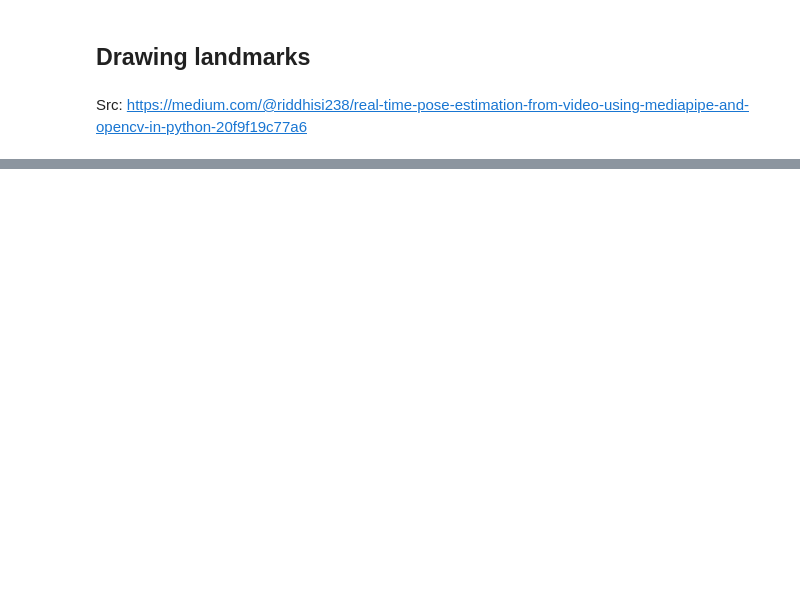
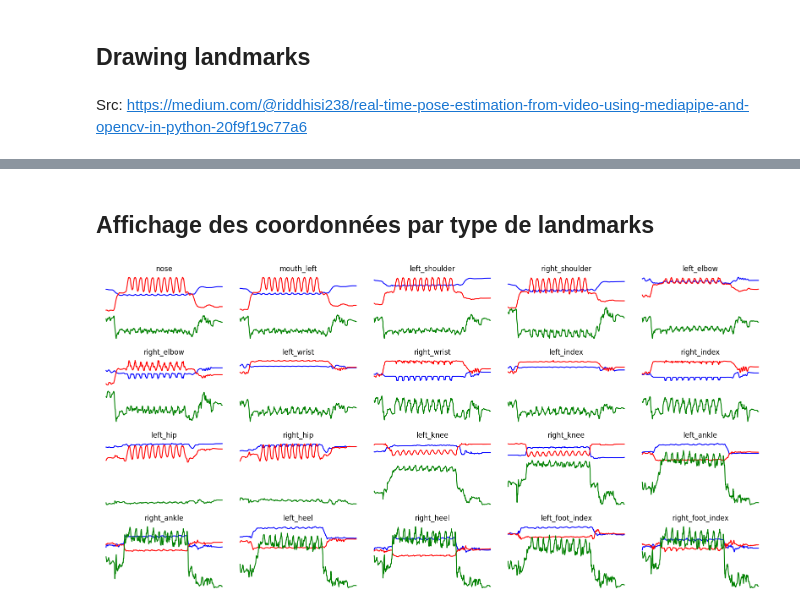
Before and after one commit to Franck-LF/time_series, a Jupyter notebook: Brief_video.ipynb, the cells around one changed output, grey strips where cells are left out. Saved outputs shown, nothing was run; the diff lists cells and outputs as text; code cells hidden in the pictures; blank space fills up the shorter version.

```diff
--- a/Brief_video.ipynb
+++ b/Brief_video.ipynb
@@ -144,0 +127,6 @@ cv2.destroyAllWindows()
+# %%
+landmarks_to_keep = ['NOSE', 'MOUTH_LEFT', 'LEFT_SHOULDER', 'RIGHT_SHOULDER', 'LEFT_ELBOW', 'RIGHT_ELBOW',
+                     'LEFT_WRIST','RIGHT_WRIST', 'LEFT_INDEX', 'RIGHT_INDEX', 'LEFT_HIP', 'RIGHT_HIP', 'LEFT_KNEE',
+                     'RIGHT_KNEE', 'LEFT_ANKLE', 'RIGHT_ANKLE', 'LEFT_HEEL', 'RIGHT_HEEL', 'LEFT_FOOT_INDEX', 'RIGHT_FOOT_INDEX']
+landmarks_to_keep.sort()
+landmarks_to_keep
@@ -144,0 +154,3 @@ cv2.destroyAllWindows()
+# %%
+df_20 = df_landmarks[df_landmarks['landmark_id'].isin(landmarks_to_keep)]
+df_20
@@ -144,0 +171,3 @@ cv2.destroyAllWindows()
+# %%
+df_20_sorted = df_20.sort_values(by = ['landmark_id', 'frame_number'])
+df_20_sorted.shape
@@ -144,0 +176,3 @@ cv2.destroyAllWindows()
+# %%
+for i, row in df_20_sorted[:100].iterrows():
+    print(row)
@@ -144,0 +233,16 @@ cv2.destroyAllWindows()
+# %% [markdown]
+## **Affichage des coordonnées par type de landmarks**
+# %%
+# Version with Pandas DataFrame
+fig, ax = plt.subplots(4, 5, figsize=(16, 8))
+
+for i in range(20):
+    ax[i // 5, i % 5].plot(df_20[i::20]['x'], color = 'blue')
+    ax[i // 5, i % 5].plot(df_20[i::20]['y'], color = 'red')
+    ax[i // 5, i % 5].plot(df_20[i::20]['z'], color = 'green')
+    ax[i // 5, i % 5].set_title(df_20.iloc[i]['landmark_id'].lower())
+    ax[i // 5, i % 5].axis('off')
+
+fig.tight_layout()
+# %% [output]
+[figure, added]
```
Also changed, not shown: parts of 37 cells of this notebook.
